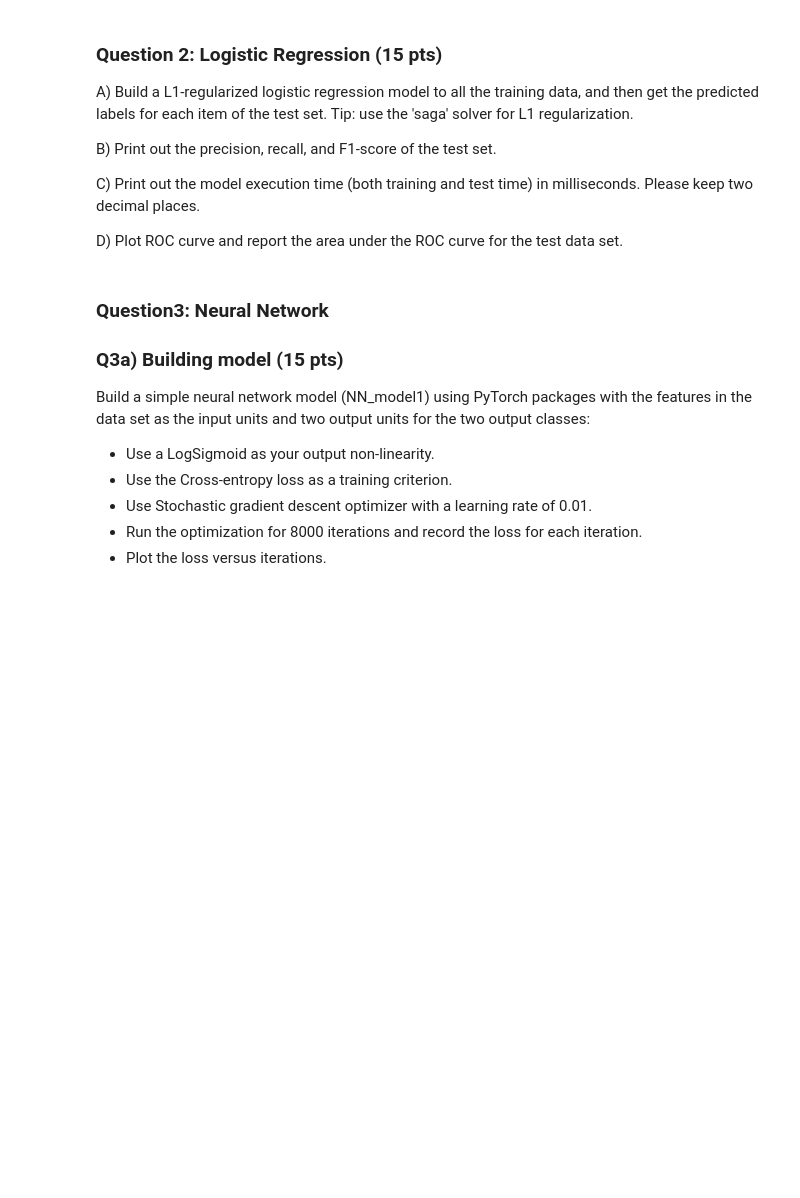
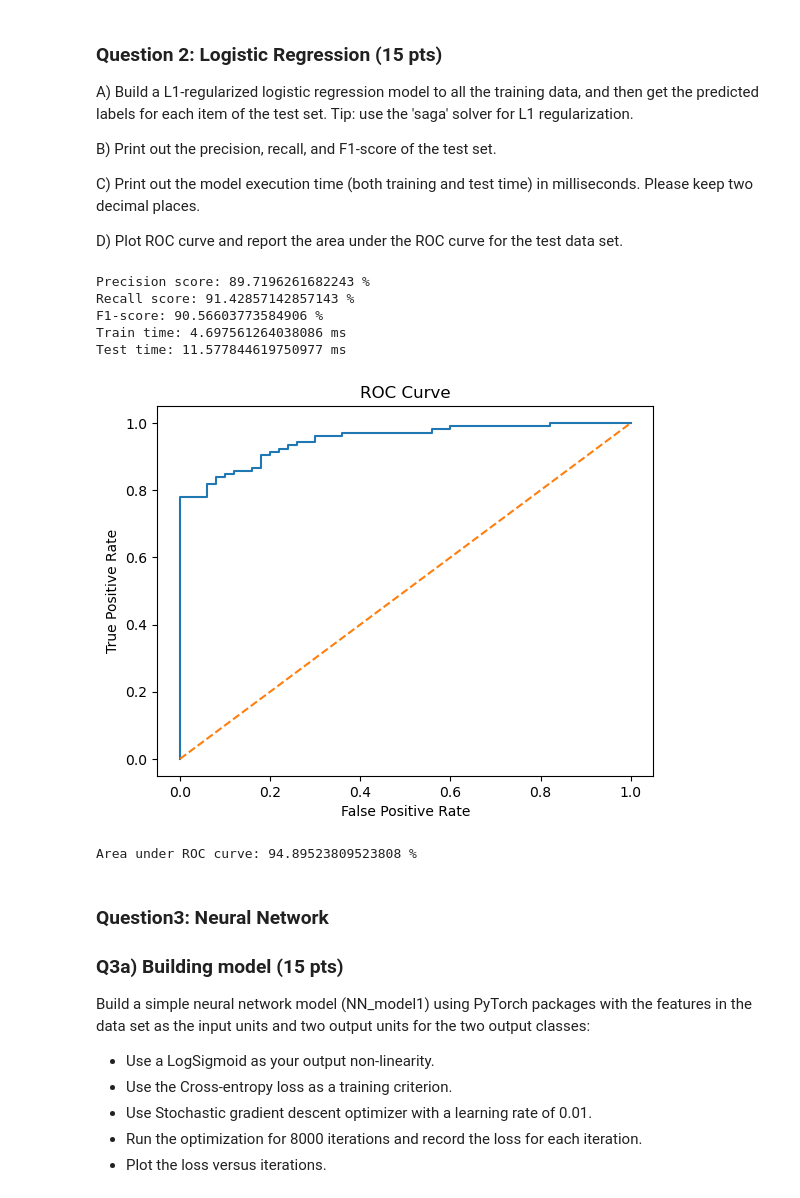
Before and after one commit to aabusha3/Neural-Network_DS3000-7, a Jupyter notebook: aabusha3_Assignment_7.ipynb, the cells around one changed output. Saved outputs shown, nothing was run; the diff lists cells and outputs as text; code cells hidden in the pictures; blank space fills up the shorter version.

Commit message:
close to done
check roc curves with hartman

```diff
--- a/aabusha3_Assignment_7.ipynb
+++ b/aabusha3_Assignment_7.ipynb
@@ -48,3 +49,20 @@ D) How many observations do you have in your training set?
 E) How many observations for each class in your training set?
 
 F) Z-standarize the input features of the training and test sets.
+# %%
+data = pd.read_csv('Dataset.csv')
+cols = ['Col1','Col2','Col3','Col4','Col5','Col6','Col7','Col8','Col9','Col10','Col11','Col12']
+features = data[cols]
+target = data.Label.replace({'Normal': 0, 'Abnormal': 1})
+
+Xtrain, Xtest, ytrain, ytest = train_test_split(features, target, test_size=.5, random_state=42, stratify=target)
+
+
+print('Number of observations in the training set:', len(ytrain))
+print(ytrain.value_counts())
+print(Xtrain.value_counts())
+
+scaler = StandardScaler()
+scaler.fit(Xtrain)
+Xtrain_scaled = scaler.transform(Xtrain)
+Xtest_scaled = scaler.transform(Xtest)
@@ -58,6 +95,48 @@ B) Print out the precision, recall, and F1-score of the test set.
 C) Print out the model execution time (both training and test time) in milliseconds. Please keep two decimal places.
 
 D) Plot ROC curve and report the area under the ROC curve for the test data set.
+# %%
+model = LogisticRegression(penalty='l1', solver='saga')
+start = time.time()
+model.fit(Xtrain_scaled, ytrain)
+end = time.time()
+train_time = end - start
+
+start = time.time()
+ytest_pred = model.predict(Xtest_scaled)
+precision = precision_score(ytest, ytest_pred)
+recall = recall_score(ytest, ytest_pred)
+f1 = f1_score(ytest, ytest_pred)
+end = time.time()
+test_time = end - start
+
+print('Precision score:', precision*100,'%')
+print('Recall score:', recall*100,'%')
+print('F1-score:', f1*100,'%')
+
+print('Train time:', train_time*1000,'ms')
+print('Test time:', test_time*1000,'ms')
+
+ytest_probs = model.predict_proba(Xtest_scaled)[:, 1]
+fpr, tpr, thresholds = roc_curve(ytest, ytest_probs)
+auc = roc_auc_score(ytest, ytest_probs)
+
+plt.plot(fpr, tpr, 'tab:blue')
+plt.plot([0, 1], [0, 1],'--', color='tab:orange')
+plt.title('ROC Curve')
+plt.xlabel('False Positive Rate')
+plt.ylabel('True Positive Rate')
+plt.show()
+
+print('Area under ROC curve:', auc*100,'%')
+# %% [output]
+Precision score: 89.7196261682243 %
+Recall score: 91.42857142857143 %
+F1-score: 90.56603773584906 %
+Train time: 4.697561264038086 ms
+Test time: 11.577844619750977 ms
+[figure, added]
+Area under ROC curve: 94.89523809523808 %
 # %% [markdown]
 ### Question3: Neural Network
 
```
Also changed, not shown: parts of 6 cells of this notebook, 1 other file.
